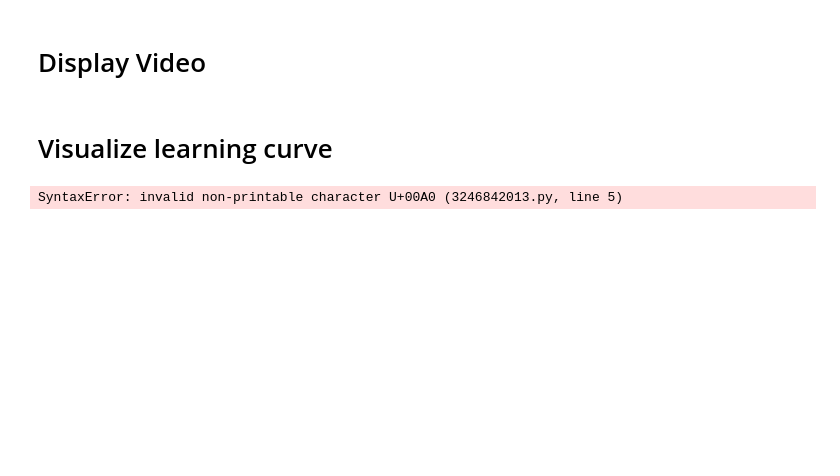
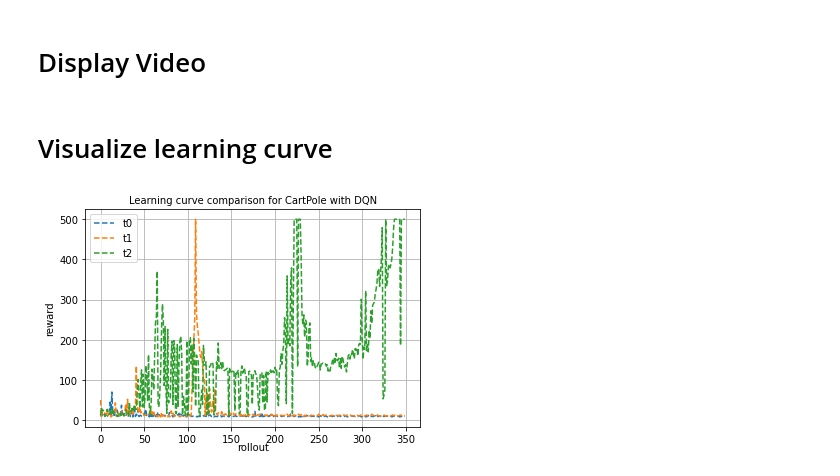
Before and after one commit to sachitsatyal/hw2, a Jupyter notebook: python/cse6369_spring2023_hw2_dqn.ipynb, the cells around one changed output. Saved outputs shown, nothing was run; the diff lists cells and outputs as text; code cells hidden in the pictures; blank space fills up the shorter version.

```diff
--- a/python/cse6369_spring2023_hw2_dqn.ipynb
+++ b/python/cse6369_spring2023_hw2_dqn.ipynb
@@ -90,29 +70,27 @@ Moviepy - video ready C:\Users\USER\Downloads\hlai2\hw2\python\CartPole/rl-video
 # %%
 import pickle
 import seaborn as sns
 import matplotlib.pyplot as plt
 
+# Load the rewards data from three different trials
+file_names = ['CartPole_v1' + '_t0.pkl', 'CartPole_v1' + '_t1.pkl', 'CartPole_v1' + '_t2.pkl']
+rewards_data = []
 
-# Function to load rewards data from a file
-def load_rewards(file_name):
-    with open(file_name, 'rb') as f:
-        return pickle.load(f)
-
-# Load the rewards data from three different trials
-exp_name = params['exp_name']
-rewards_data = [load_rewards(f'{exp_name}_t{i}.pkl') for i in range(3)]
-
+for file_name in file_names:
+    with open(file_name, 'rb') as f:
+        rewards = pickle.load(f)
+        rewards_data.append(rewards)
 
 # Plot the data for each trial
+labels = ['t0', 't1', 't2']
 for i, rewards in enumerate(rewards_data):
-    sns.lineplot(data=rewards, linestyle='--', label=f't{i}')
+    sns.lineplot(data=rewards, linestyle='--', label=labels[i])
 
-
-plt.xlabel('Rollout', fontsize=25, labelpad=-2)
-plt.ylabel('Reward', fontsize=25)
-plt.title('Learning Curve Comparison for CartPole with DQN', fontsize=30)
+plt.xlabel('rollout', fontsize=10, labelpad=-2)
+plt.ylabel('reward', fontsize=10)
+plt.title('Learning curve comparison for CartPole with DQN', fontsize=10)
 plt.legend()
 plt.grid()
 plt.show()
 # %% [output]
-SyntaxError: invalid non-printable character U+00A0 (3246842013.py, line 5)
+[figure, added]
```
Also changed, not shown: parts of 2 cells of this notebook, 6 other files.
